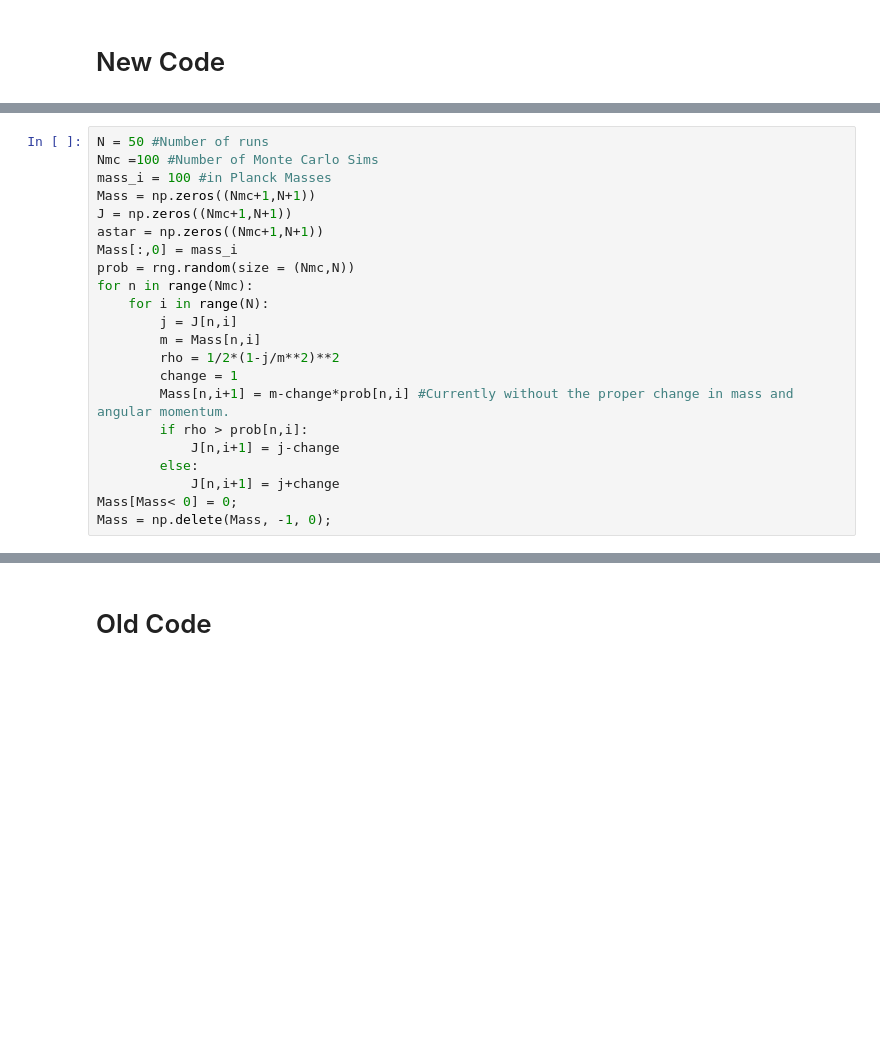
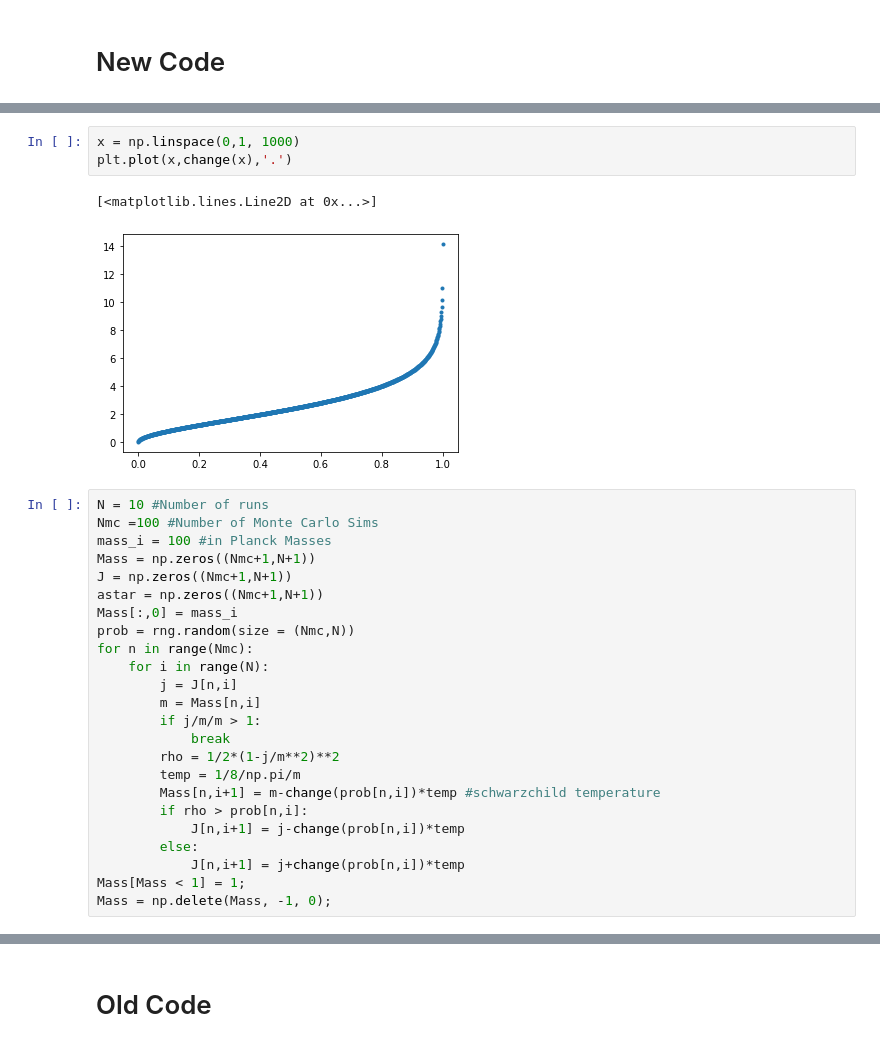
Before and after one commit to qtaylorphys/BH_Extremal, a Jupyter notebook: BH_Ext.ipynb, the cells around one changed output, grey strips where cells are left out. Drawn from its saved outputs; the diff is of its cells as text; blank space fills up the shorter version.

```diff
--- a/BH_Ext.ipynb
+++ b/BH_Ext.ipynb
@@ -46,5 +53,11 @@ rng = np.random.default_rng()
+# %%
+x = np.linspace(0,1, 1000)
+plt.plot(x,change(x),'.')
+# %% [output]
+[<matplotlib.lines.Line2D at 0x...>]
+[figure, added]
 # %%
-N = 50 #Number of runs
+N = 10 #Number of runs
 Nmc =100 #Number of Monte Carlo Sims
 mass_i = 100 #in Planck Masses
 Mass = np.zeros((Nmc+1,N+1))
@@ -56,14 +69,16 @@ for n in range(Nmc):
     for i in range(N):
         j = J[n,i]
         m = Mass[n,i]
+        if j/m/m > 1:
+            break
         rho = 1/2*(1-j/m**2)**2
-        change = 1
-        Mass[n,i+1] = m-change*prob[n,i] #Currently without the proper change in mass and angular momentum.
+        temp = 1/8/np.pi/m
+        Mass[n,i+1] = m-change(prob[n,i])*temp #schwarzchild temperature
         if rho > prob[n,i]:
-            J[n,i+1] = j-change
+            J[n,i+1] = j-change(prob[n,i])*temp
         else:
-            J[n,i+1] = j+change
-Mass[Mass< 0] = 0;
+            J[n,i+1] = j+change(prob[n,i])*temp
+Mass[Mass < 1] = 1;
 Mass = np.delete(Mass, -1, 0);
 # %%
 plt.plot(Mass.T)
```
Also changed, not shown: parts of 2 cells of this notebook.
